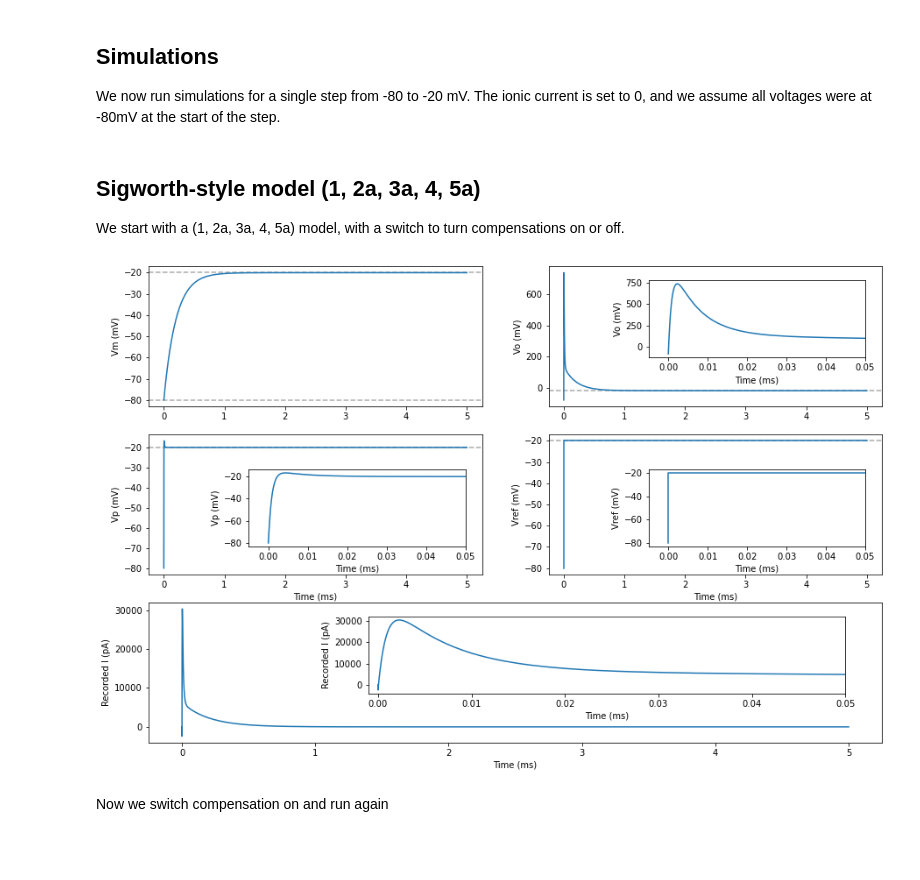
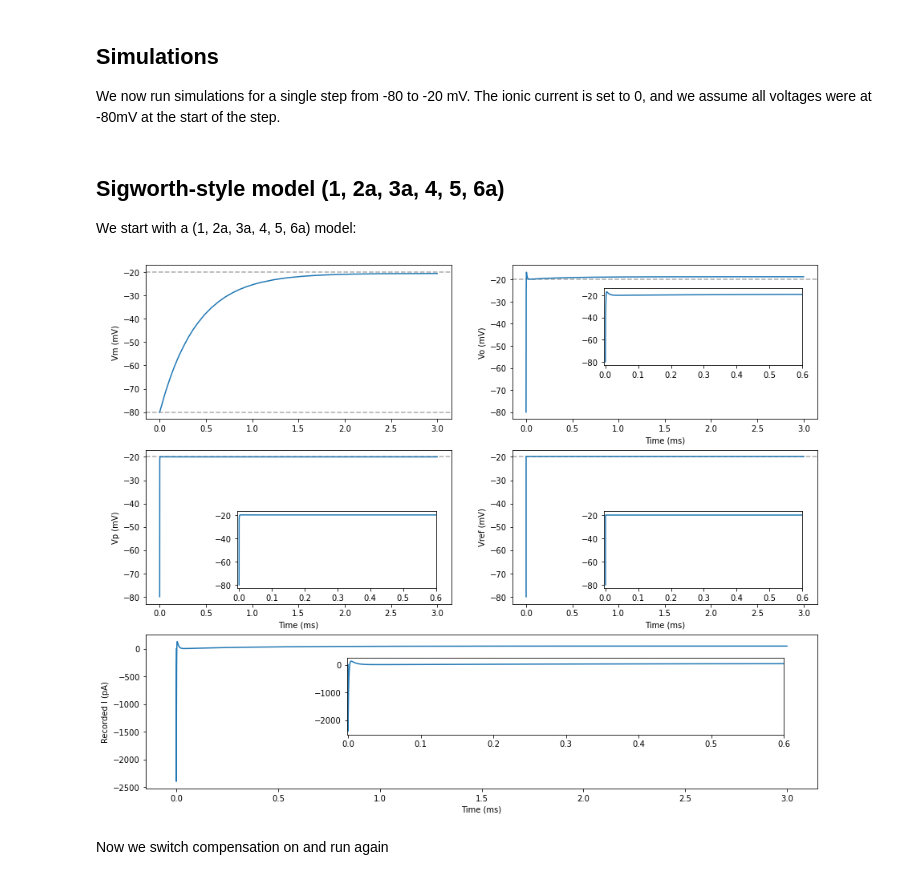
Before and after one commit to CardiacModelling/fitting-notebooks, a Jupyter notebook: artefacts/appendix-L-compensated-models.ipynb, the cells around one changed output. Saved outputs shown, nothing was run; the diff lists cells and outputs as text; code cells hidden in the pictures; blank space fills up the shorter version.

```diff
--- a/artefacts/appendix-L-compensated-models.ipynb
+++ b/artefacts/appendix-L-compensated-models.ipynb
@@ -156,9 +49,9 @@ import myokit
 import numpy as np
 import matplotlib.pyplot as plt
 # %% [markdown]
-## Sigworth-style model (1, 2a, 3a, 4, 5a)
+## Sigworth-style model (1, 2a, 3a, 4, 5, 6a)
 
-We start with a (1, 2a, 3a, 4, 5a) model, with a switch to turn compensations on or off.
+We start with a (1, 2a, 3a, 4, 5, 6a) model:
 # %%
 mA = myokit.parse_model('''
 [[model]]
@@ -198,10 +95,12 @@ I_obs = (Vo - Vr) / Rf : Eq 5a
 ''')
 mA.check_units(myokit.UNIT_STRICT)
 # %%
-def plot(m, d, axes=None, label=None, ls=None, altins=False):
+t1 = 3
+t2 = 0.6
+
+def plot(m, d, axes=None, label=None, ls=None, altins=False, t_zoom=t2):
     if axes is None:
-        fig = plt.figure(figsize=(15, 10))
-        t_zoom = 0.05
+        fig = plt.figure(figsize=(15, 12))
 
         # Top left: Vm
         ax1 = fig.add_subplot(3, 2, 1)
@@ -210,9 +109,8 @@ def plot(m, d, axes=None, label=None, ls=None, altins=False):
         # Top right: Vo
         ax2 = fig.add_subplot(3, 2, 2)
         ax2.set_ylabel('Vo (mV)')
-        ins2 = ax2.inset_axes((0.3, 0.35 if altins else 0.20, 0.65, 0.55))
-        ins2.set_xlabel('Time (ms)')
-        ins2.set_ylabel('Vo (mV)')
+        ax2.set_xlabel('Time (ms)')
+        ins2 = ax2.inset_axes((0.3, 0.35 if altins else 0.10, 0.65, 0.50))
         ins2.set_xlim(-0.005, t_zoom)
         ins2.patch.set_alpha(0.5)
 
@@ -220,9 +118,7 @@ def plot(m, d, axes=None, label=None, ls=None, altins=False):
         ax3 = fig.add_subplot(3, 2, 3)
         ax3.set_xlabel('Time (ms)')
         ax3.set_ylabel('Vp (mV)')
-        ins3 = ax3.inset_axes((0.3, 0.20, 0.65, 0.55))
-        ins3.set_xlabel('Time (ms)')
-        ins3.set_ylabel('Vp (mV)')
+        ins3 = ax3.inset_axes((0.3, 0.10, 0.65, 0.50))
         ins3.set_xlim(-0.005, t_zoom)
         ins3.patch.set_alpha(0.5)
 
@@ -230,9 +126,7 @@ def plot(m, d, axes=None, label=None, ls=None, altins=False):
         ax4 = fig.add_subplot(3, 2, 4)
         ax4.set_xlabel('Time (ms)')
         ax4.set_ylabel('Vref (mV)')
-        ins4 = ax4.inset_axes((0.3, 0.20, 0.65, 0.55))
-        ins4.set_xlabel('Time (ms)')
-        ins4.set_ylabel('Vref (mV)')
+        ins4 = ax4.inset_axes((0.3, 0.10, 0.65, 0.50))
         ins4.set_xlim(-0.005, t_zoom)
         ins4.patch.set_alpha(0.5)
 
@@ -240,9 +134,7 @@ def plot(m, d, axes=None, label=None, ls=None, altins=False):
         ax5 = fig.add_subplot(3, 1, 3)
         ax5.set_xlabel('Time (ms)')
         ax5.set_ylabel('Recorded I (pA)')
-        ins5 = ax5.inset_axes((0.3, 0.35 if altins else 0.20, 0.65, 0.55))
-        ins5.set_xlabel('Time (ms)')
-        ins5.set_ylabel('Recorded I (pA)')
+        ins5 = ax5.inset_axes((0.3, 0.35 if altins else 0.10, 0.65, 0.50))
         ins5.set_xlim(-0.001, t_zoom)
         ins5.patch.set_alpha(0.5)
 
@@ -270,13 +162,13 @@ def plot(m, d, axes=None, label=None, ls=None, altins=False):
 # %%
 sA = myokit.Simulation(mA)
 sA.set_constant('amp.alpha', 0)
 sA.set_constant('amp.beta', 0)
 sA.set_constant('amp.tau_sum', 1e-9)
-dA = sA.run(5)
+dA = sA.run(t1)
 ax = plot(mA, dA, altins=True)
 plt.show()
 # %% [output]
-[figure, old version]
+[figure, new version]
 # %% [markdown]
 Now we switch compensation on and run again
 # %%
```
Also changed, not shown: parts of 32 cells of this notebook, 4 other files.
